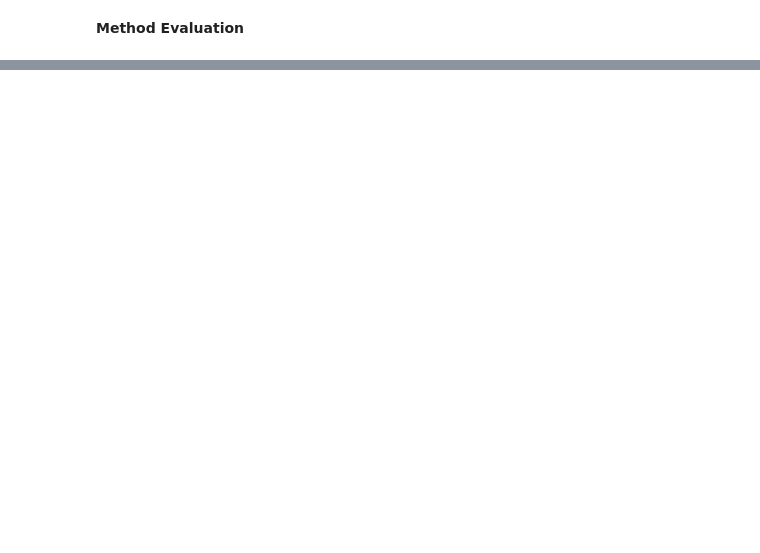
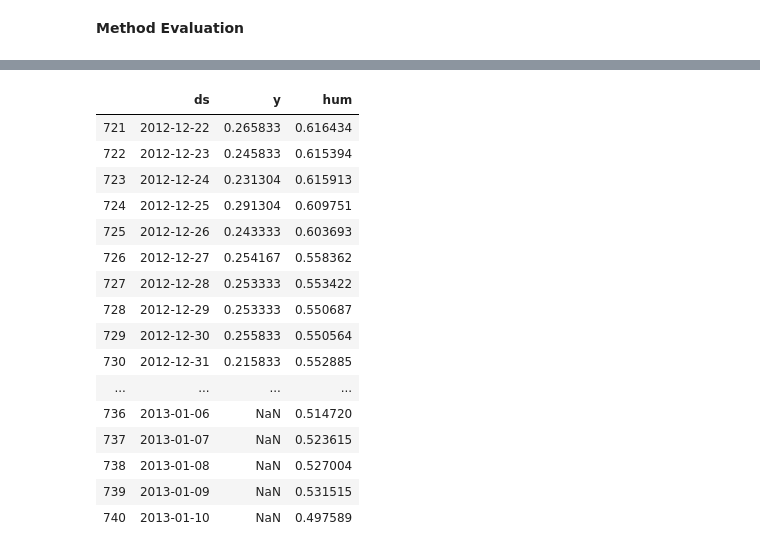
Before and after one commit to Anaisdg/Algorithm_Research, a Jupyter notebook: Forecasting/FBProphet/FBProphet.ipynb, the cells around one changed output, grey strips where cells are left out. Cells and saved outputs as stored; diff of their text form; code cells hidden in the pictures; blank space fills up the shorter version.

Commit message:
first pass of FB Prophet

```diff
--- a/Forecasting/FBProphet/FBProphet.ipynb
+++ b/Forecasting/FBProphet/FBProphet.ipynb
@@ -177,0 +281,5 @@ forecast.tail()
+# %%
+#data cleanup to get data in the correct form
+weather = df[['dteday', 'temp', 'hum']].copy()
+weather['dteday'] = pd.to_datetime(weather['dteday'])
+weather.head()
@@ -177,0 +295,3 @@ forecast.tail()
+# %%
+query_one = weather[['dteday', 'temp']].copy().rename(columns={"dteday": "ds", "temp": "y"})
+query_one.tail()
@@ -177,0 +305,3 @@ forecast.tail()
+# %%
+query_two_regressor = weather[['dteday', 'hum']].copy().rename(columns={"dteday": "ds", "hum": "y"})
+query_two_regressor.tail()
@@ -177,0 +315,7 @@ forecast.tail()
+# %%
+m = Prophet()
+m.fit(query_two_regressor)
+future_regressor = m.make_future_dataframe(periods=10)
+future.tail()
+forecast_regressor = m.predict(future_regressor)
+forecast_regressor[['ds','yhat']].tail()
@@ -177,0 +330,22 @@ forecast.tail()
+# %%
+together = pd.merge(query_one, forecast_regressor[['ds','yhat']], on=['ds'], how="right")
+together = together.rename(columns={"yhat": "hum"})
+together.tail(20)
+# %% [output]
+|  | ds | y | hum |
+| 721 | 2012-12-22 | 0.265833 | 0.616434 |
+| 722 | 2012-12-23 | 0.245833 | 0.615394 |
+| 723 | 2012-12-24 | 0.231304 | 0.615913 |
+| 724 | 2012-12-25 | 0.291304 | 0.609751 |
+| 725 | 2012-12-26 | 0.243333 | 0.603693 |
+| 726 | 2012-12-27 | 0.254167 | 0.558362 |
+| 727 | 2012-12-28 | 0.253333 | 0.553422 |
+| 728 | 2012-12-29 | 0.253333 | 0.550687 |
+| 729 | 2012-12-30 | 0.255833 | 0.550564 |
+| 730 | 2012-12-31 | 0.215833 | 0.552885 |
+| ... | ... | ... | ... |
+| 736 | 2013-01-06 | NaN | 0.514720 |
+| 737 | 2013-01-07 | NaN | 0.523615 |
+| 738 | 2013-01-08 | NaN | 0.527004 |
+| 739 | 2013-01-09 | NaN | 0.531515 |
+| 740 | 2013-01-10 | NaN | 0.497589 |
```
Also changed, not shown: parts of 18 cells of this notebook, 1 other file.
